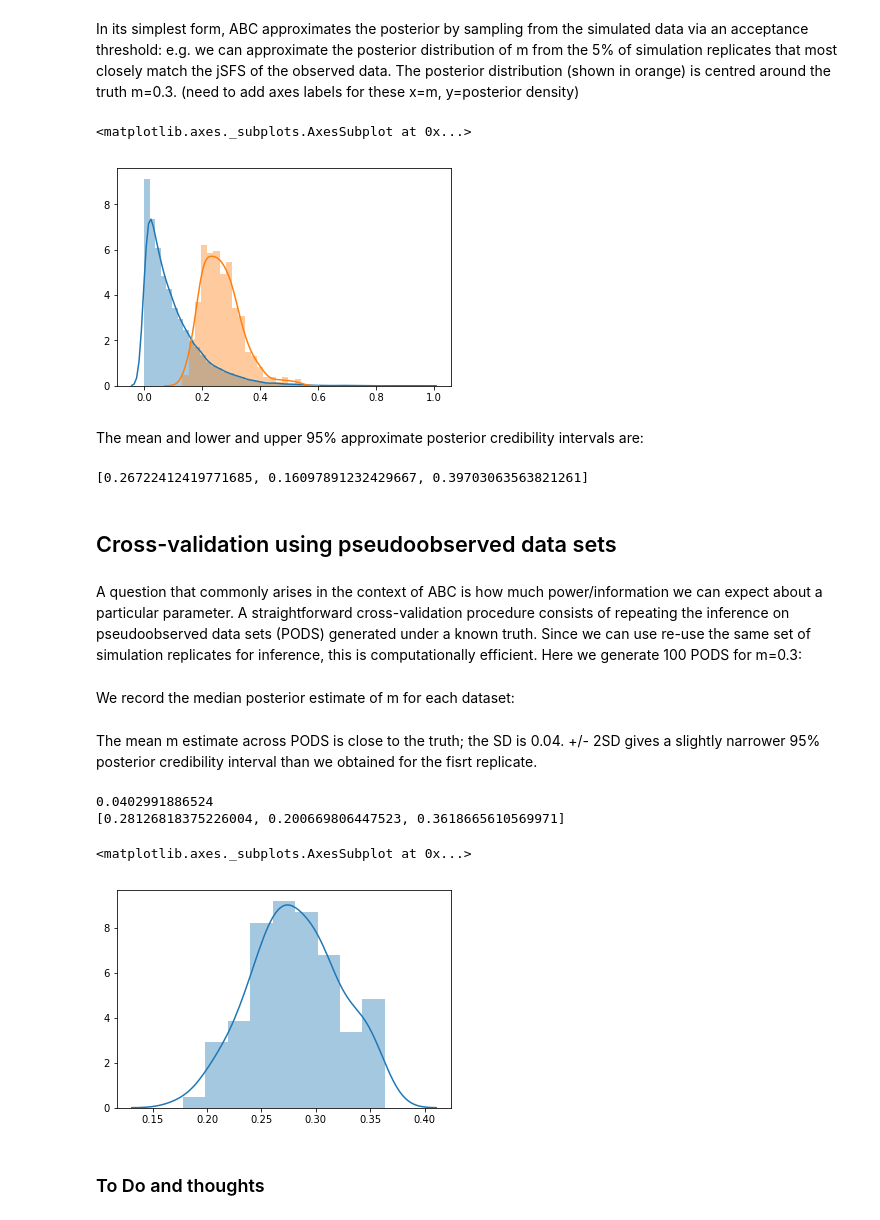
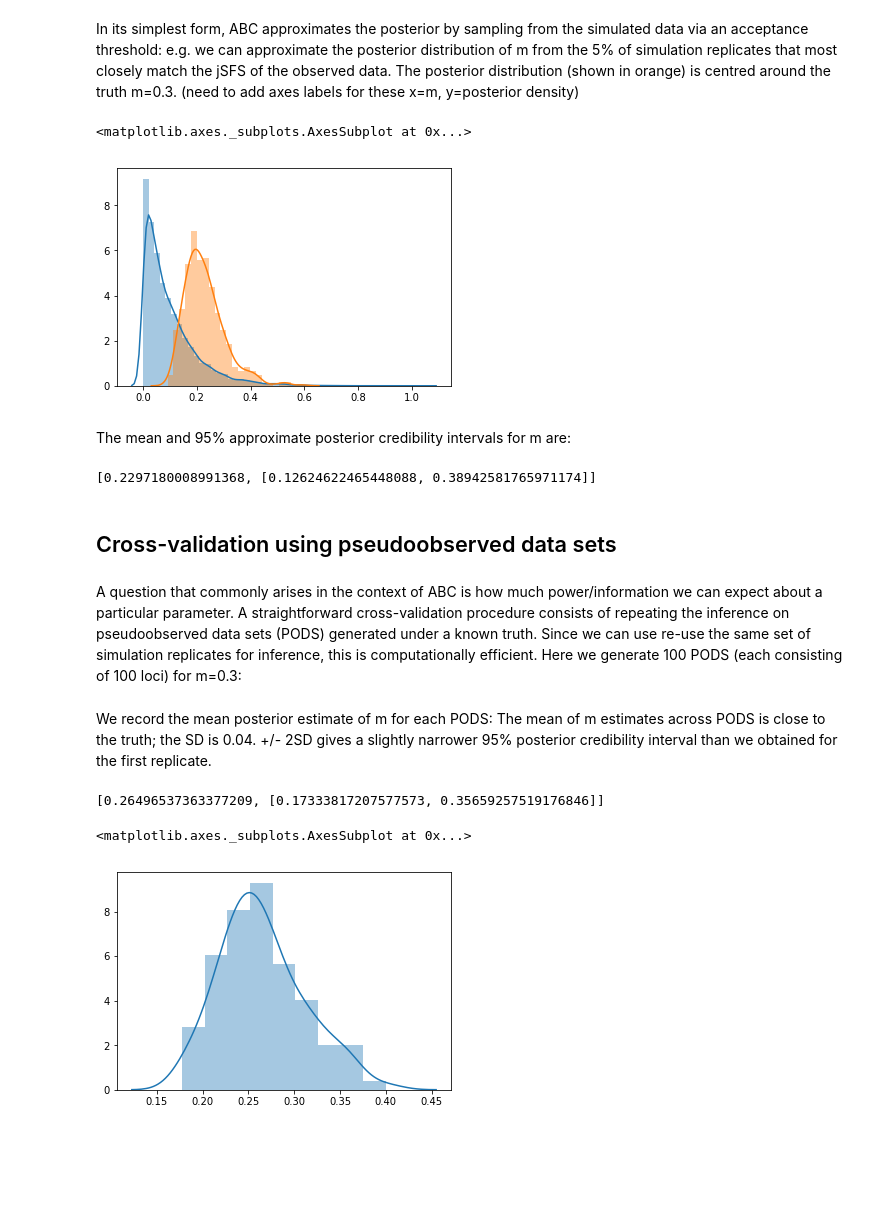
Before and after one commit to jeromekelleher/spg-chapter, a Jupyter notebook: jupyter/inference-example.ipynb, the cells around one changed output. Drawn from its saved outputs; the diff is of its cells as text; code cells hidden in the pictures; blank space fills up the shorter version.

Commit message:
Implemented a more efficient ABC, addressed Simon's comments.

```diff
--- a/jupyter/inference-example.ipynb
+++ b/jupyter/inference-example.ipynb
@@ -58,5 +62,6 @@ One could base inference on the bSFS (Beeravolou et al), but we will for the sak
 # %%
 truth_mean = np.mean(truth, axis=0)
-print("mean jSFS")
-print(truth_mean/sum(sum(truth_mean)))
+truth_mean /=sum(sum(truth_mean))
+print("mean jSFS =")
+print(truth_mean)
 # %% [output]
@@ -73,7 +78,23 @@ ABC measures the fit of data simulated under the prior to the observed data via
-# %%
-num_replicates = 10000
-prior_m = np.random.exponential(0.1, num_replicates)
-data_means = np.zeros((num_replicates, nsamp+1, nsamp+1))
-for j in range(num_replicates):
-    data = run_simulation(prior_m[j], num_loci=100)
-    data_means[j] = np.mean(data, axis=0)
+# %%
+num_reps = 100
+def approx_jSFS(reps):
+    B = np.zeros((num_reps, nsamp+1, nsamp+1))
+    for rep_index, ts in enumerate(reps):
+        tree = next(ts.trees())
+        samp1 = ts.samples(population_id=0)
+        for tree in ts.trees(tracked_samples=samp1):
+            for u in tree.nodes():
+                nleaves1 = tree.num_tracked_samples(u)
+                nleaves2 = tree.num_samples(u)-nleaves1
+                if tree.parent(u) != msprime.NULL_NODE:
+                    B[rep_index, nleaves1, nleaves2]+=tree.branch_length(u)
+    data = np.mean(B, axis=0)
+    data /=sum(sum(data))
+    return data
+
+num_prior_draws = 10000
+prior_m = np.random.exponential(0.1, num_prior_draws)
+prior_jSFS = np.zeros((num_prior_draws, nsamp+1, nsamp+1))
+for j in range(num_prior_draws):
+    prior_jSFS[j] = approx_jSFS(run_sims(prior_m[j], num_loci = num_reps))
+print(prior_jSFS[0])
@@ -80,27 +105,28 @@ for j in range(num_replicates):
 # %% [markdown]
 We compute the Euclidean distance between the observed jSFS and that of each simulated dataset:
 # %%
-distances = np.zeros(num_replicates)
-for j in range(num_replicates):
-    distances[j] = np.sqrt(np.sum((data_means[j] - truth_mean)**2))
+distances = np.zeros(num_prior_draws)
+for j in range(num_prior_draws):
+    distances[j] = np.sqrt(np.sum((prior_jSFS[j] - truth_mean)**2))
 # %% [markdown]
 In its simplest form, ABC approximates the posterior by sampling from the simulated data via an acceptance threshold: e.g. we can approximate the posterior distribution of m from the 5% of simulation replicates that most closely match the jSFS of the observed data. The posterior distribution (shown in orange) is centred around the truth m=0.3. (need to add axes labels for these x=m, y=posterior density)
 # %%
 cutoff = np.percentile(distances, 5)
 keep = np.where(distances < cutoff)
+post_m=prior_m[keep]
 sns.distplot(prior_m)
-sns.distplot(prior_m[keep])
+sns.distplot(post_m)
 # %% [output]
 <matplotlib.axes._subplots.AxesSubplot at 0x...>
-[figure, old version]
+[figure, new version]
 # %% [markdown]
-The mean and lower and upper 95% approximate posterior credibility intervals are:
+The mean and 95% approximate posterior credibility intervals for m are:
 # %%
-print([np.mean(prior_m[keep]),np.percentile(prior_m[keep],2.5),np.percentile(prior_m[keep],95.5)])
+print([np.mean(post_m), [np.percentile(post_m,2.5),np.percentile(post_m,95.75)]])
 # %% [output]
-[0.26722412419771685, 0.16097891232429667, 0.39703063563821261]
+[0.2297180008991368, [0.12624622465448088, 0.38942581765971174]]
 # %% [markdown]
 ## Cross-validation using pseudoobserved data sets
 # %% [markdown]
-A question that commonly arises in the context of ABC is how much power/information we can expect about a particular parameter. A straightforward cross-validation procedure consists of repeating the inference on pseudoobserved data sets (PODS) generated under a known truth. Since we can use re-use the same set of simulation replicates for inference, this is computationally efficient. Here we generate 100 PODS for m=0.3:
+A question that commonly arises in the context of ABC is how much power/information we can expect about a particular parameter. A straightforward cross-validation procedure consists of repeating the inference on pseudoobserved data sets (PODS) generated under a known truth. Since we can use re-use the same set of simulation replicates for inference, this is computationally efficient. Here we generate 100 PODS (each consisting of 100 loci) for m=0.3:
 # %%
@@ -112,5 +140,5 @@ for j in range(num_pseudo_obs):
-# %% [markdown]
-We record the median posterior estimate of m for each dataset:
+# %% [markdown]
+We record the mean posterior estimate of m for each PODS: The mean of m estimates across PODS is close to the truth; the SD is 0.04. +/- 2SD gives a slightly narrower 95% posterior credibility interval than we obtained for the first replicate.
 # %%
 mean_ests = np.zeros(num_pseudo_obs)
 for k in range(num_pseudo_obs):
@@ -121,17 +148,11 @@ for k in range(num_pseudo_obs):
     keep = np.where(distances < cutoff)
     mean_ests[k] = np.mean(prior_m[keep])
-# %% [markdown]
-The mean m estimate across PODS is close to the truth; the SD is 0.04. +/- 2SD gives a slightly narrower 95% posterior credibility interval than we obtained for the fisrt replicate.
 # %%
 meanmPODS=np.mean(mean_ests)
 SDmPODS=np.sqrt(np.var(mean_ests))
-print(SDmPODS)
-print([meanmPODS, meanmPODS - 2*SDmPODS, meanmPODS + 2*SDmPODS])
+print([meanmPODS, [meanmPODS - 2*SDmPODS, meanmPODS + 2*SDmPODS]])
 sns.distplot(mean_ests)
 # %% [output]
-0.0402991886524
-[0.28126818375226004, 0.200669806447523, 0.3618665610569971]
+[0.26496537363377209, [0.17333817207577573, 0.35659257519176846]]
 <matplotlib.axes._subplots.AxesSubplot at 0x...>
-[figure, old version]
+[figure, new version]
-# %% [markdown]
-### To Do and thoughts
```
Also changed, not shown: parts of 17 cells of this notebook.
